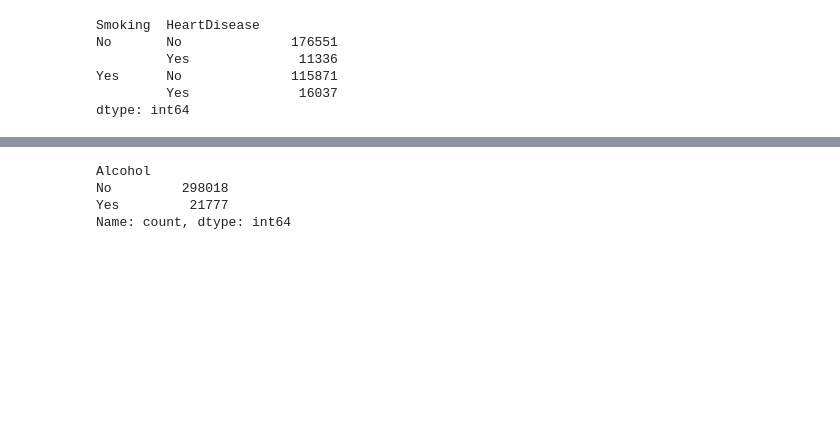
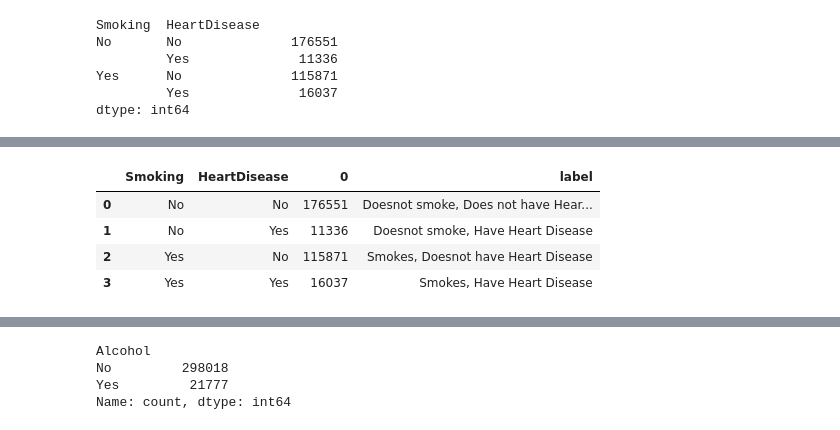
Before and after one commit to prez212/Project1-Team6, a Jupyter notebook: Heart_Disease_Predictor.ipynb, the cells around one changed output, grey strips where cells are left out. Drawn from its saved outputs; the diff is of its cells as text; code cells hidden in the pictures; blank space fills up the shorter version.

```diff
--- a/Heart_Disease_Predictor.ipynb
+++ b/Heart_Disease_Predictor.ipynb
@@ -76 +107,10 @@ dtype: int64
+# %%
+Smokers_df['label'] = Smokers_df.apply(lambda x: label_dict_smoking[x['Smoking']][x['HeartDisease']], axis=1)
+Smokers_df
+# %% [output]
+|  | Smoking | HeartDisease | 0 | label |
+| 0 | No | No | 176551 | Doesnot smoke, Does not have Hear... |
+| 1 | No | Yes | 11336 | Doesnot smoke, Have Heart Disease |
+| 2 | Yes | No | 115871 | Smokes, Doesnot have Heart Disease |
+| 3 | Yes | Yes | 16037 | Smokes, Have Heart Disease |
 # %%
```
Also changed, not shown: parts of 13 cells of this notebook, 4 other files.
